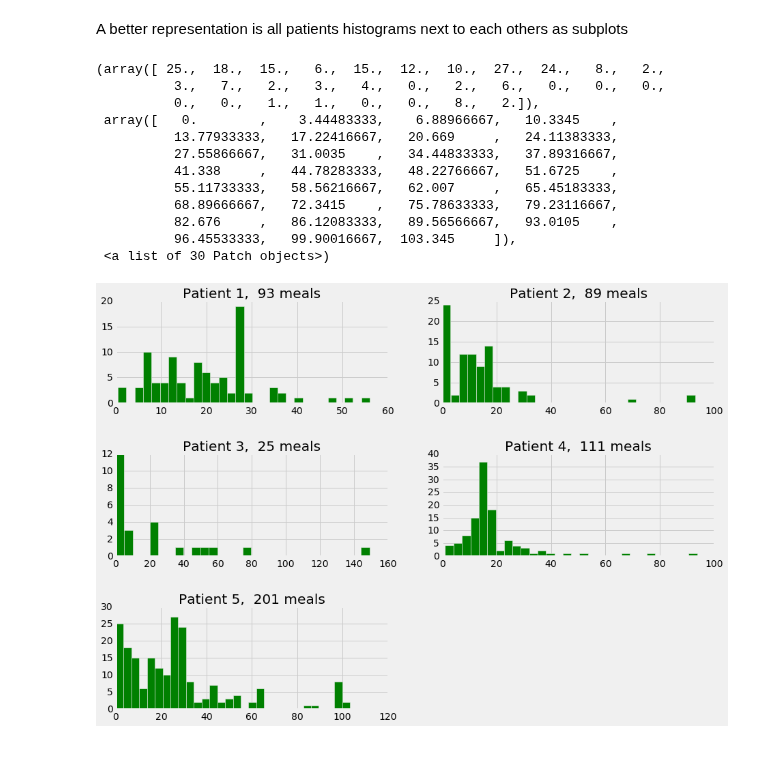
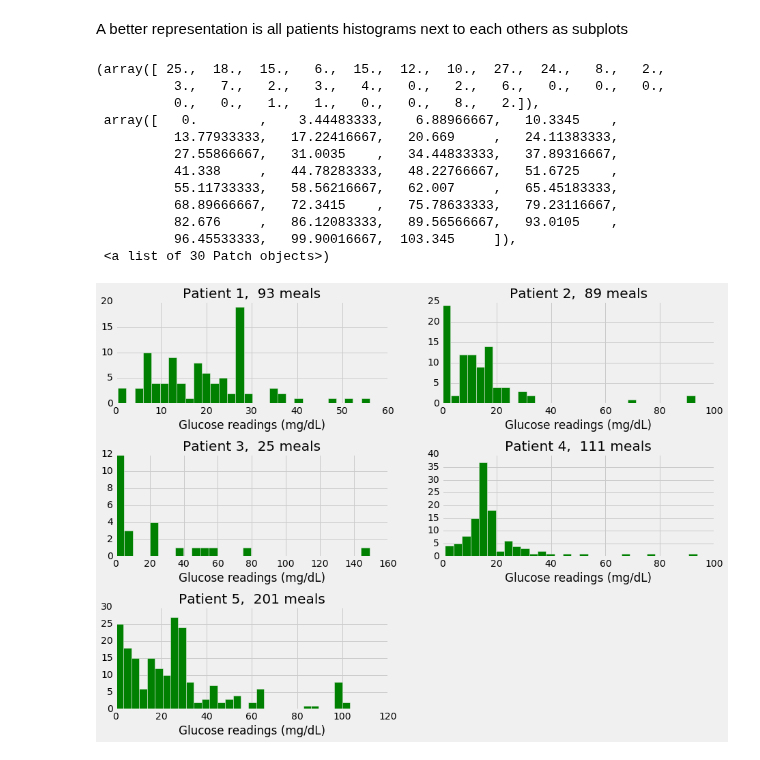
Before and after one commit to SalChem/Diabetic-Project, a Jupyter notebook: Smoothing and Filtering All Patients.ipynb, the cells around one changed output. Drawn from its saved outputs; the diff is of its cells as text; code cells hidden in the pictures.

```diff
--- a/Smoothing and Filtering All Patients.ipynb
+++ b/Smoothing and Filtering All Patients.ipynb
@@ -15,8 +15,8 @@ import pandas as pd
 #This is graph line style, from Nate silver
 plt.style.use('fivethirtyeight')
 
-_DATA_DIR = r'C:\Users\engadmin\Desktop\Diabetes  Project Code\Input\input'
-_FIG_DIR = r'C:\Users\engadmin\Desktop\Diabetes  Project Code\figures'
+_DATA_DIR = r'/Users/administrator/Desktop/New Git Diabetes/Input/input'
+_FIG_DIR = r'/Users/administrator/Desktop/New Git Diabetes/figures'
 
 #####################ALL comments are removed from this file, refer to original one patient code for comments##########
 
@@ -285,31 +285,36 @@ fig = plt.figure(figsize= (14,10))
 
 plt.subplots_adjust(hspace=0.5)
 sub1 = fig.add_subplot(321)
+sub1.set_xlabel('Glucose readings (mg/dL)')
 sub1.set_title('Patient 1,  {} meals'.format(df_P14['CHO (g)'].size))
 plt.hist(df_P14['CHO (g)'], 30, facecolor='green', alpha=1)
 sub2 = fig.add_subplot(322)
+sub2.set_xlabel('Glucose readings (mg/dL)')
 sub2.set_title('Patient 2,  {} meals'.format(df_P24['CHO (g)'].size))
 plt.hist(df_P24['CHO (g)'], 30, facecolor='green', alpha=1)
 sub3 = fig.add_subplot(323)
+sub3.set_xlabel('Glucose readings (mg/dL)')
 sub3.set_title('Patient 3,  {} meals'.format(df_P34['CHO (g)'].size))
 plt.hist(df_P34['CHO (g)'], 30, facecolor='green', alpha=1)
 sub4 = fig.add_subplot(324)
+sub4.set_xlabel('Glucose readings (mg/dL)')
 sub4.set_title('Patient 4,  {} meals'.format(df_P44['CHO (g)'].size))
 plt.hist(df_P44['CHO (g)'], 30, facecolor='green', alpha=1)
 sub5 = fig.add_subplot(325)
 sub5.set_title('Patient 5,  {} meals'.format(df_P54['CHO (g)'].size))
+sub5.set_xlabel('Glucose readings (mg/dL)')
 plt.hist(df_P54['CHO (g)'], 30, facecolor='green', alpha=1)
 # %% [output]
 (array([ 25.,  18.,  15.,   6.,  15.,  12.,  10.,  27.,  24.,   8.,   2.,
           3.,   7.,   2.,   3.,   4.,   0.,   2.,   6.,   0.,   0.,   0.,
           0.,   0.,   1.,   1.,   0.,   0.,   8.,   2.]),
  array([   0.        ,    3.44483333,    6.88966667,   10.3345    ,
           13.77933333,   17.22416667,   20.669     ,   24.11383333,
           27.55866667,   31.0035    ,   34.44833333,   37.89316667,
           41.338     ,   44.78283333,   48.22766667,   51.6725    ,
           55.11733333,   58.56216667,   62.007     ,   65.45183333,
           68.89666667,   72.3415    ,   75.78633333,   79.23116667,
           82.676     ,   86.12083333,   89.56566667,   93.0105    ,
           96.45533333,   99.90016667,  103.345     ]),
  <a list of 30 Patch objects>)
-[figure, old version]
+[figure, new version]
```
Also changed, not shown: parts of 1 cell of this notebook, 4 other files.
